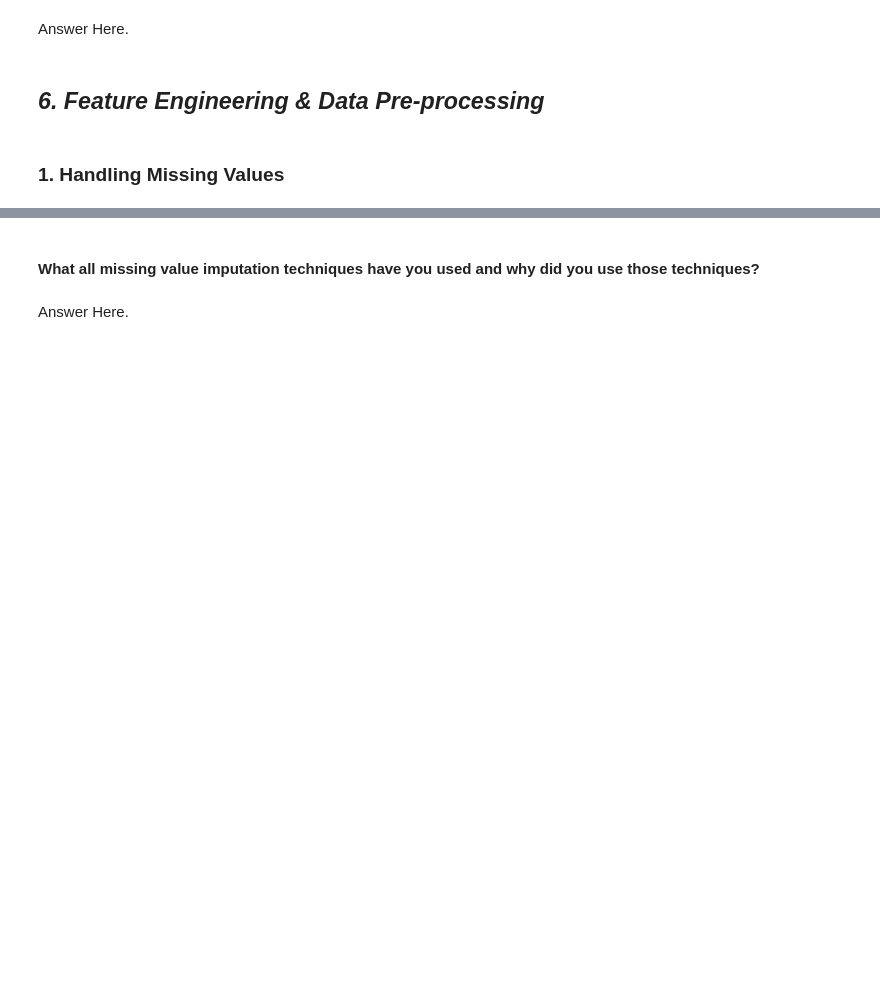
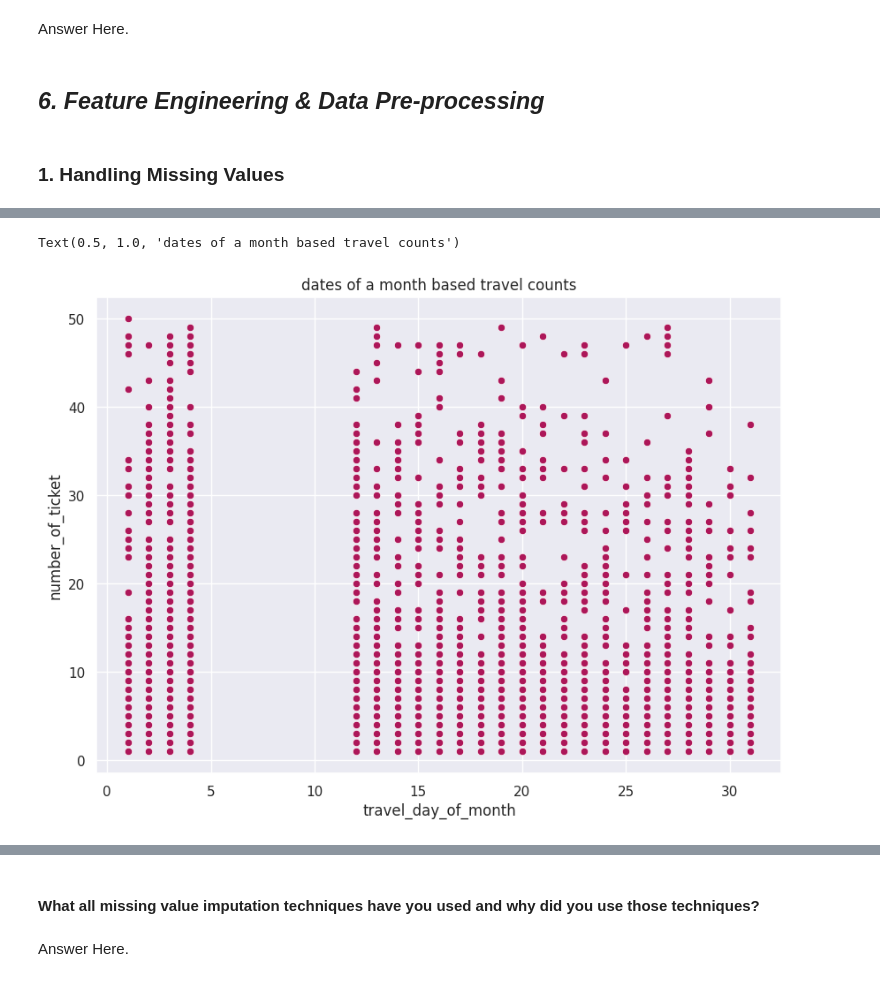
Before and after one commit to ChetanB1997/Capstone-1-EDA-AirBnB-Booking-Analysis, a Jupyter notebook: Transport_demand_prediction_ML_capstone_project.ipynb, the cells around one changed output, grey strips where cells are left out. Cells and saved outputs as stored; diff of their text form; code cells hidden in the pictures; blank space fills up the shorter version.

```diff
--- a/Transport_demand_prediction_ML_capstone_project.ipynb
+++ b/Transport_demand_prediction_ML_capstone_project.ipynb
@@ -507,0 +623,9 @@ Answer Here.
+# %%
+fig = plt.figure(figsize=(10,7))
+ax = fig.gca()
+sns.scatterplot(x="travel_day_of_month", y="number_of_ticket", data=trans_df, color='#ad1759')
+sns.set_theme(style='darkgrid')
+ax.set_title('dates of a month based travel counts')
+# %% [output]
+Text(0.5, 1.0, 'dates of a month based travel counts')
+[figure, added]
```
Also changed, not shown: parts of 71 cells of this notebook.
